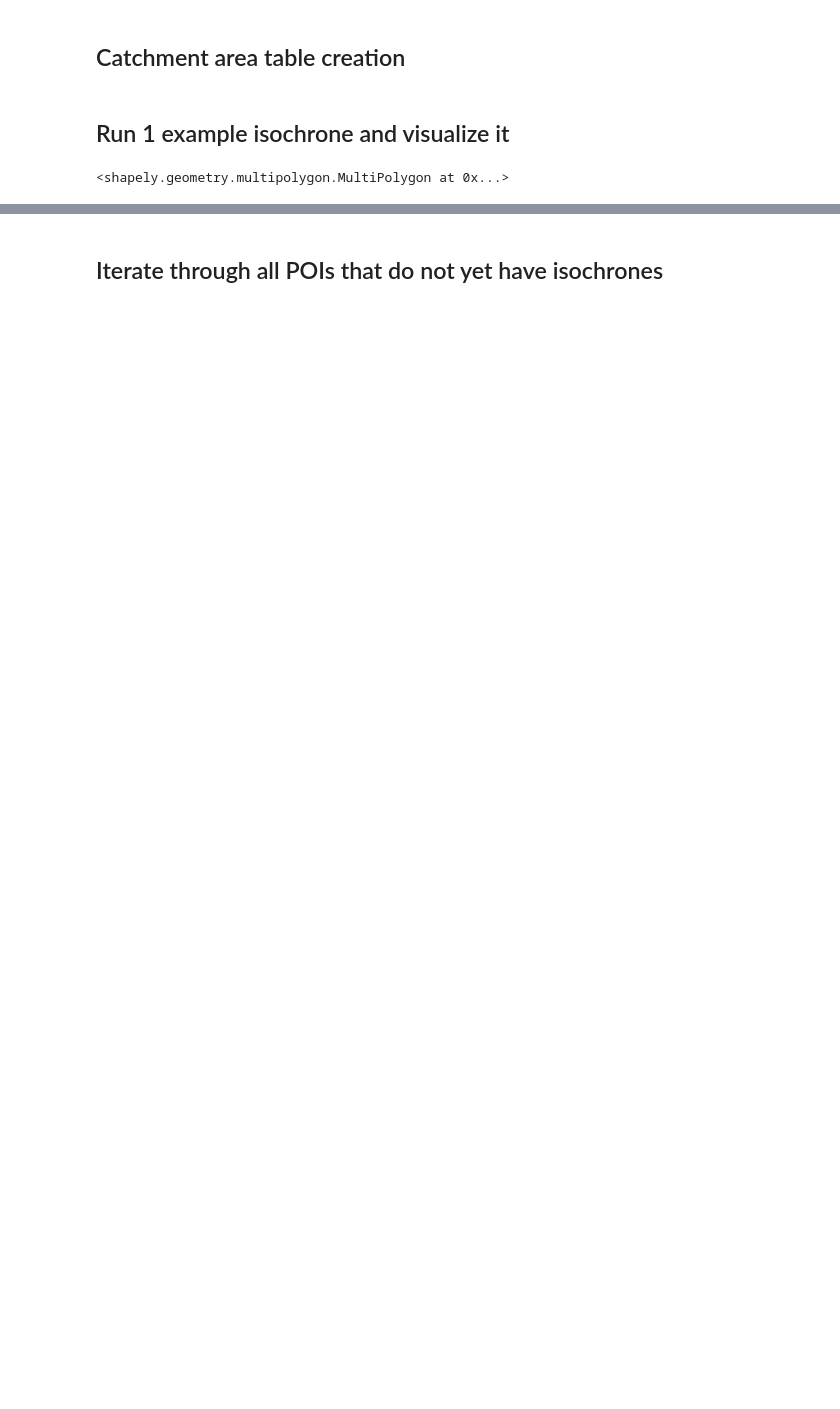
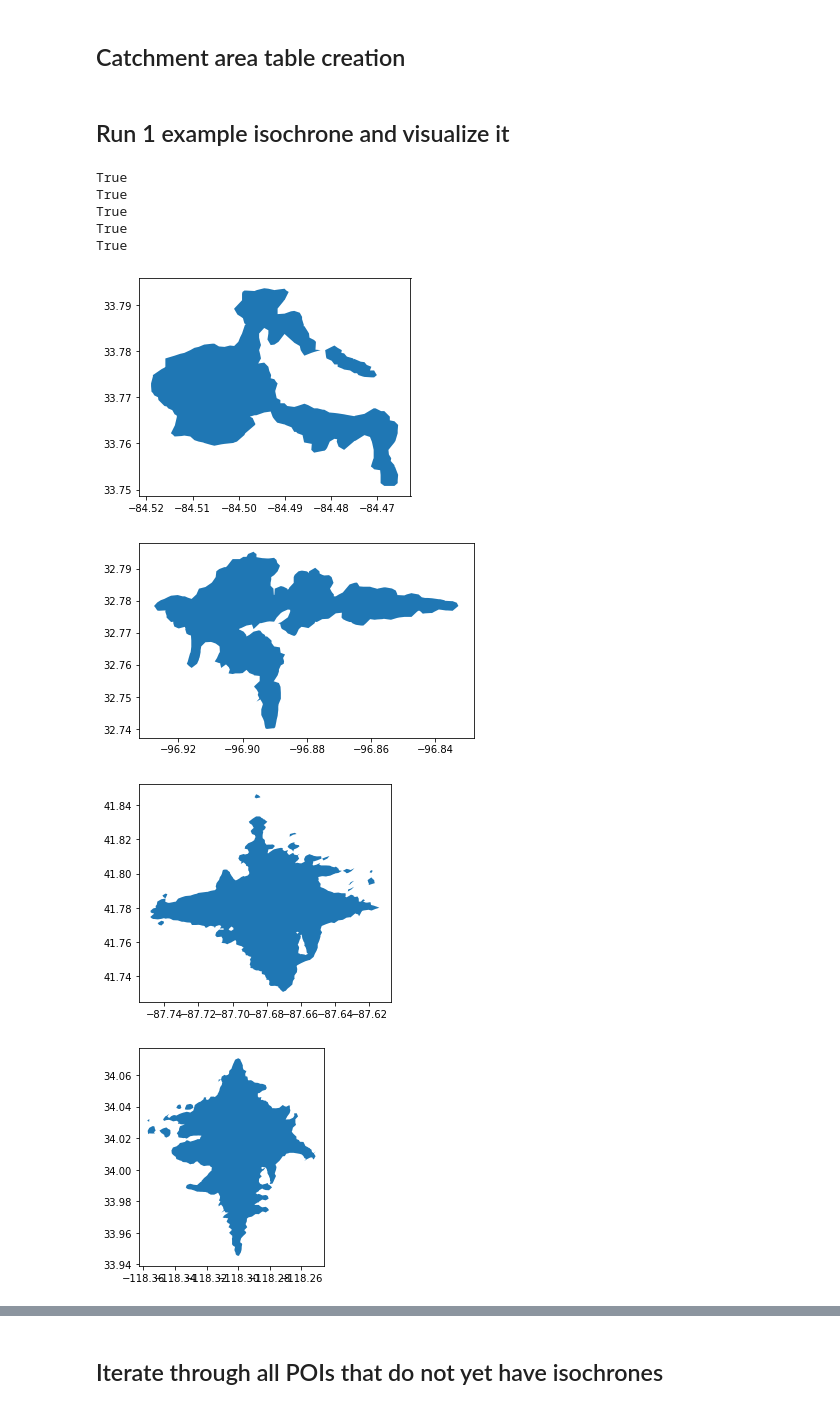
Before and after one commit to slazien/cse6242_backend, a Jupyter notebook: src/data_processing/pois/03_isochrones.ipynb, the cells around one changed output, grey strips where cells are left out. Drawn from its saved outputs; the diff is of its cells as text; code cells hidden in the pictures; blank space fills up the shorter version.

Commit message:
Isochrone code updates for multiple cities

```diff
--- a/src/data_processing/pois/03_isochrones.ipynb
+++ b/src/data_processing/pois/03_isochrones.ipynb
@@ -47,12 +47,34 @@ def create_table():
 #create_table()
 # %% [markdown]
 ## Run 1 example isochrone and visualize it
-# %%
-with engine.connect() as conn:
-    service = isc.IsochroneService(otp_port=8062, pg_conn=conn)
-    #service.compute_isochrone(33.781961, -84.396635)   <- another end point that uses lat/long directly
-    isochrone, origin_id, catchment_id = service.get_isochrone(city_id = 1, h3_id= '8944c1a8133ffff')
-
-isochrone
-# %% [output]
-<shapely.geometry.multipolygon.MultiPolygon at 0x...>
+# %%
+import importlib as imp
+from matplotlib import pyplot as plt
+imp.reload(isc)
+
+locations = [
+    ('atlanta', 33.781961, -84.496635),
+    ('dallas', 32.781961, -96.896635),
+    ('chicago', 41.78, -87.679),
+    ("los_angeles", 34.023, -118.3),
+    ("new_york", 40.7411909,-73.9710549)
+]
+
+
+with engine.connect() as conn:
+    service = isc.IsochroneService(otp_port=8003, pg_conn=conn, reference_date = '04-14-2022')
+    for city, lat, long in locations:
+        isochrone, real = service.compute_isochrone(lat=lat, lon=long, city=city)   #<- another end point that uses lat/long directly
+        print(real)
+        gpd.GeoSeries(isochrone).plot()
+    #isochrone, origin_id, catchment_id = service.get_isochrone(city_id = 1, h3_id= '8944c1a8133ffff')
+# %% [output]
+True
+True
+True
+True
+True
+[figure, added]
+[figure, added]
+[figure, added]
+[figure, added]
```
Also changed, not shown: parts of 2 cells of this notebook, 2 other files.
